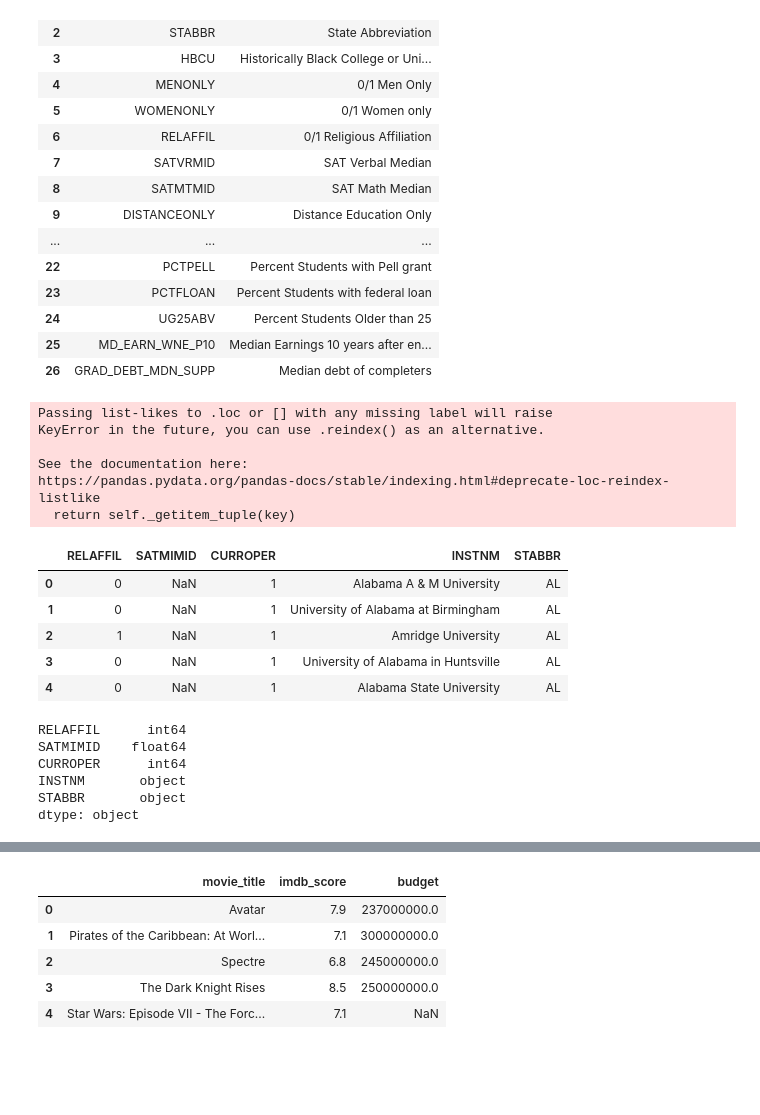
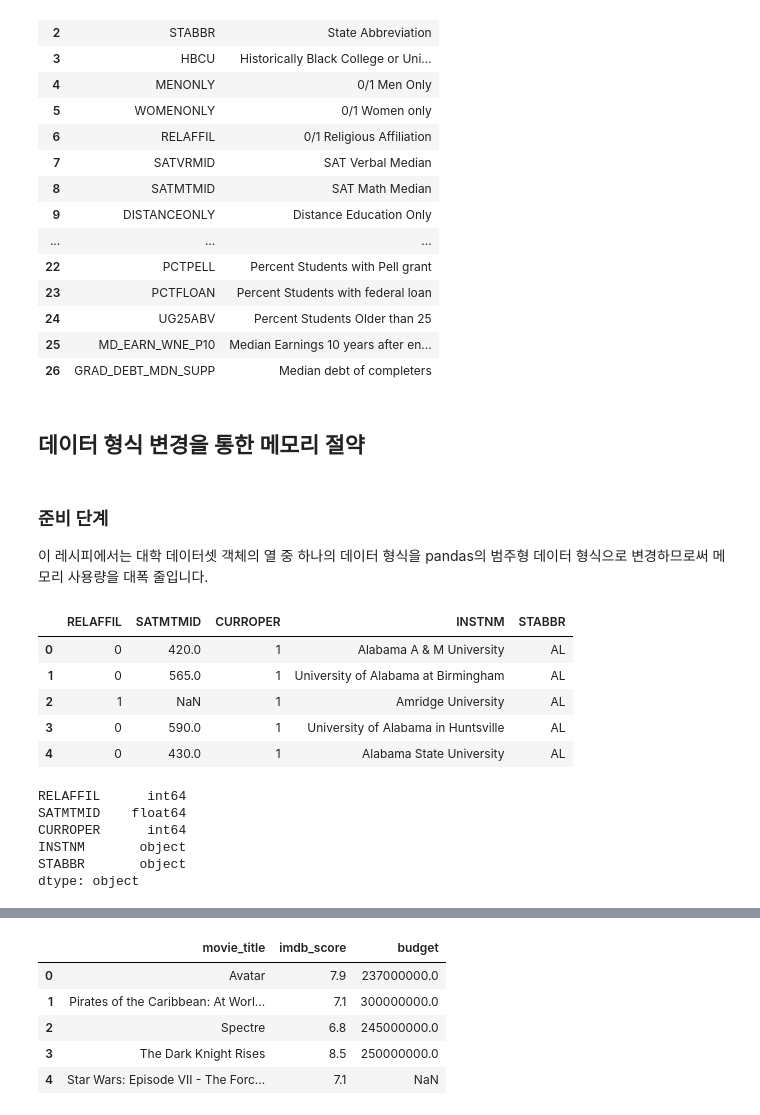
Before and after one commit to LeeSM0518/TIL-1, a Jupyter notebook: Pandas/pandascookbook/03.beginning_data_analysis.ipynb, the cells around one changed output, grey strips where cells are left out. Drawn from its saved outputs; the diff is of its cells as text; code cells hidden in the pictures; blank space fills up the shorter version.

Commit message:
Pandas_데이터 분석 시작(70%)

```diff
--- a/Pandas/pandascookbook/03.beginning_data_analysis.ipynb
+++ b/Pandas/pandascookbook/03.beginning_data_analysis.ipynb
@@ -122,29 +165,31 @@ pd.read_csv('data/college_data_dictionary.csv')
 | 24 | UG25ABV | Percent Students Older than 25 |
 | 25 | MD_EARN_WNE_P10 | Median Earnings 10 years after en... |
 | 26 | GRAD_DEBT_MDN_SUPP | Median debt of completers |
-# %%
-different_cols = ['RELAFFIL', 'SATMIMID', 'CURROPER', 'INSTNM', 'STABBR']
-col2 = college.loc[:, different_cols]
-col2.head()
-# %% [output]
-Passing list-likes to .loc or [] with any missing label will raise
-KeyError in the future, you can use .reindex() as an alternative.
-
-See the documentation here:
-https://pandas.pydata.org/pandas-docs/stable/indexing.html#deprecate-loc-reindex-listlike
-  return self._getitem_tuple(key)
-|  | RELAFFIL | SATMIMID | CURROPER | INSTNM | STABBR |
-| 0 | 0 | NaN | 1 | Alabama A & M University | AL |
-| 1 | 0 | NaN | 1 | University of Alabama at Birmingham | AL |
-| 2 | 1 | NaN | 1 | Amridge University | AL |
-| 3 | 0 | NaN | 1 | University of Alabama in Huntsville | AL |
-| 4 | 0 | NaN | 1 | Alabama State University | AL |
-# %%
-col2.dtypes
-# %% [output]
-RELAFFIL      int64
-SATMIMID    float64
-CURROPER      int64
-INSTNM       object
-STABBR       object
-dtype: object
+# %% [markdown]
+## 데이터 형식 변경을 통한 메모리 절약
+# %% [markdown]
+### 준비 단계
+이 레시피에서는 대학 데이터셋 객체의 열 중 하나의 데이터 형식을 pandas의 범주형 데이터 형식으로 변경하므로써 메모리 사용량을 대폭 줄입니다.
+# %%
+#1 대학 데이터셋을 읽은 후 메모리 절약을 잘 보여줄 수 있는 데이터 형식을 가진 열을 선택합니다.
+college = pd.read_csv('data/college.csv')
+different_cols = ['RELAFFIL', 'SATMTMID', 'CURROPER', 'INSTNM', 'STABBR']
+col2 = college.loc[:, different_cols]
+col2.head()
+# %% [output]
+|  | RELAFFIL | SATMTMID | CURROPER | INSTNM | STABBR |
+| 0 | 0 | 420.0 | 1 | Alabama A & M University | AL |
+| 1 | 0 | 565.0 | 1 | University of Alabama at Birmingham | AL |
+| 2 | 1 | NaN | 1 | Amridge University | AL |
+| 3 | 0 | 590.0 | 1 | University of Alabama in Huntsville | AL |
+| 4 | 0 | 430.0 | 1 | Alabama State University | AL |
+# %%
+#2 각 열의 데이터 형식을 살펴봅니다.
+col2.dtypes
+# %% [output]
+RELAFFIL      int64
+SATMTMID    float64
+CURROPER      int64
+INSTNM       object
+STABBR       object
+dtype: object
```
Also changed, not shown: parts of 38 cells of this notebook.
